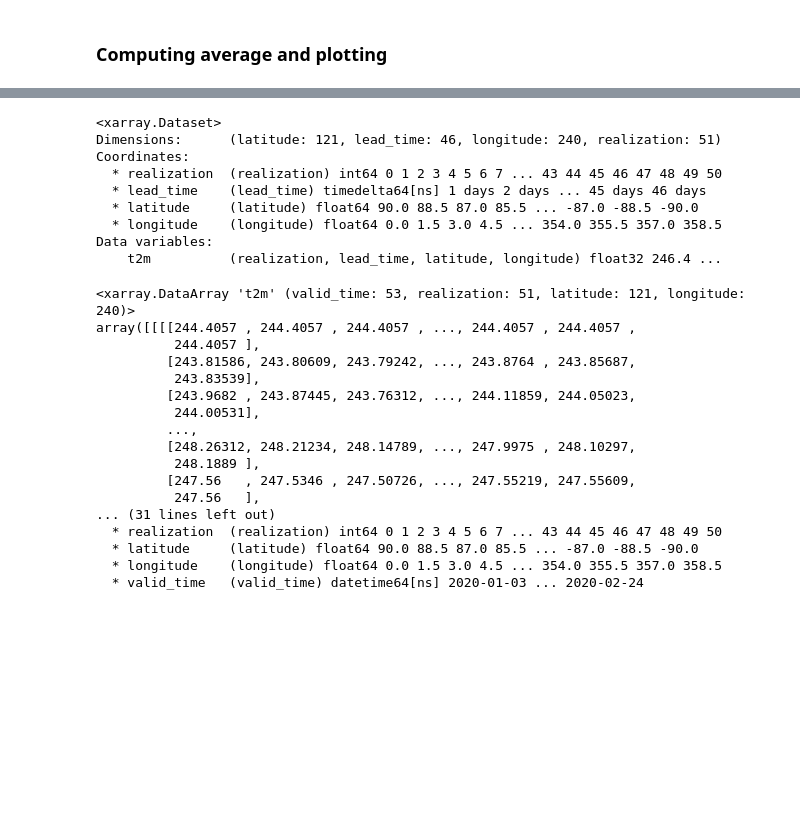
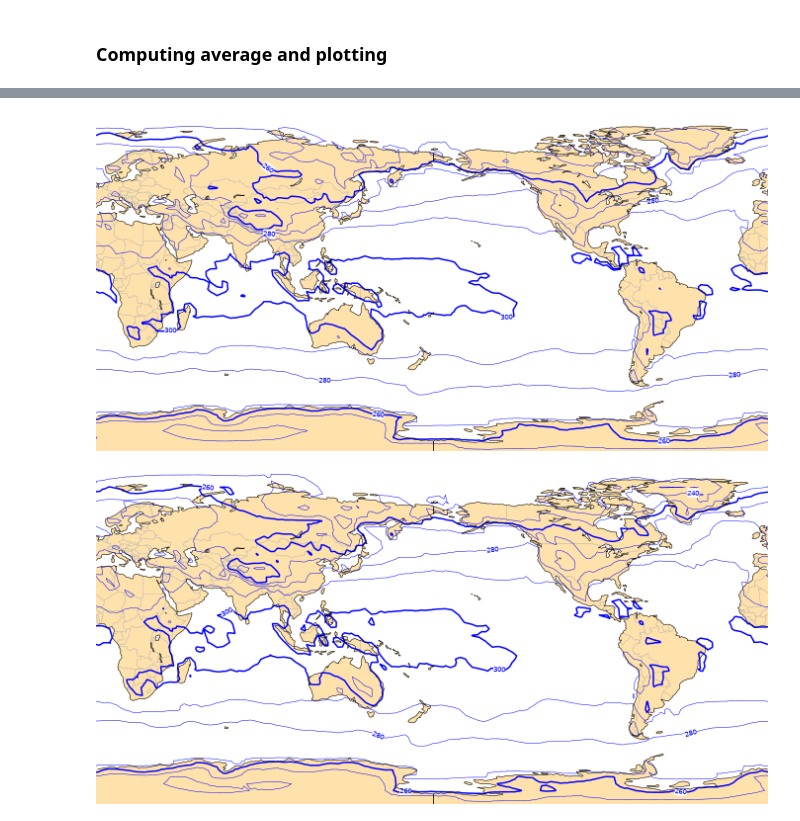
Before and after one commit to ecmwf-lab/climetlab-s2s-ai-challenge, a Jupyter notebook: notebooks/demo_grib.ipynb, the cells around one changed output, grey strips where cells are left out. Drawn from its saved outputs; the diff is of its cells as text; code cells hidden in the pictures; blank space fills up the shorter version.

```diff
--- a/notebooks/demo_grib.ipynb
+++ b/notebooks/demo_grib.ipynb
@@ -254,37 +260,17 @@ Data variables:
     t2m            (realization, forecast_time, latitude, longitude) float32 ...
 # %%
 mean2 = ds.mean(dim="forecast_time")
-mean2.compute()
-#cml.plot_map(mean2.isel(lead_time=2, realization=0))
+mean2 = mean2.compute()
+# mean2
-# %% [output]
-<xarray.Dataset>
-Dimensions:      (latitude: 121, lead_time: 46, longitude: 240, realization: 51)
-Coordinates:
-  * realization  (realization) int64 0 1 2 3 4 5 6 7 ... 43 44 45 46 47 48 49 50
-  * lead_time    (lead_time) timedelta64[ns] 1 days 2 days ... 45 days 46 days
-  * latitude     (latitude) float64 90.0 88.5 87.0 85.5 ... -87.0 -88.5 -90.0
-  * longitude    (longitude) float64 0.0 1.5 3.0 4.5 ... 354.0 355.5 357.0 358.5
-Data variables:
-    t2m          (realization, lead_time, latitude, longitude) float32 246.4 ...
+# %%
+cml.plot_map(mean2.isel(lead_time=2, realization=0))
+# %% [output]
+[figure, added]
 # %%
 mean3 = ds[['t2m','valid_time']].groupby('valid_time').mean()['t2m']
-mean3.compute()
-# cml.plot_map(mean3.isel(forecast_time=2, realization=0))
+mean3 = mean3.compute()
+# mean3
-# %% [output]
-<xarray.DataArray 't2m' (valid_time: 53, realization: 51, latitude: 121, longitude: 240)>
-array([[[[244.4057 , 244.4057 , 244.4057 , ..., 244.4057 , 244.4057 ,
-          244.4057 ],
-         [243.81586, 243.80609, 243.79242, ..., 243.8764 , 243.85687,
-          243.83539],
-         [243.9682 , 243.87445, 243.76312, ..., 244.11859, 244.05023,
-          244.00531],
-         ...,
-         [248.26312, 248.21234, 248.14789, ..., 247.9975 , 248.10297,
-          248.1889 ],
-         [247.56   , 247.5346 , 247.50726, ..., 247.55219, 247.55609,
-          247.56   ],
-... (31 lines left out)
-  * realization  (realization) int64 0 1 2 3 4 5 6 7 ... 43 44 45 46 47 48 49 50
-  * latitude     (latitude) float64 90.0 88.5 87.0 85.5 ... -87.0 -88.5 -90.0
-  * longitude    (longitude) float64 0.0 1.5 3.0 4.5 ... 354.0 355.5 357.0 358.5
-  * valid_time   (valid_time) datetime64[ns] 2020-01-03 ... 2020-02-24
+# %%
+cml.plot_map(mean3.isel(valid_time=2, realization=0))
+# %% [output]
+[figure, added]
```
Also changed, not shown: parts of 6 cells of this notebook, 1 other file.
